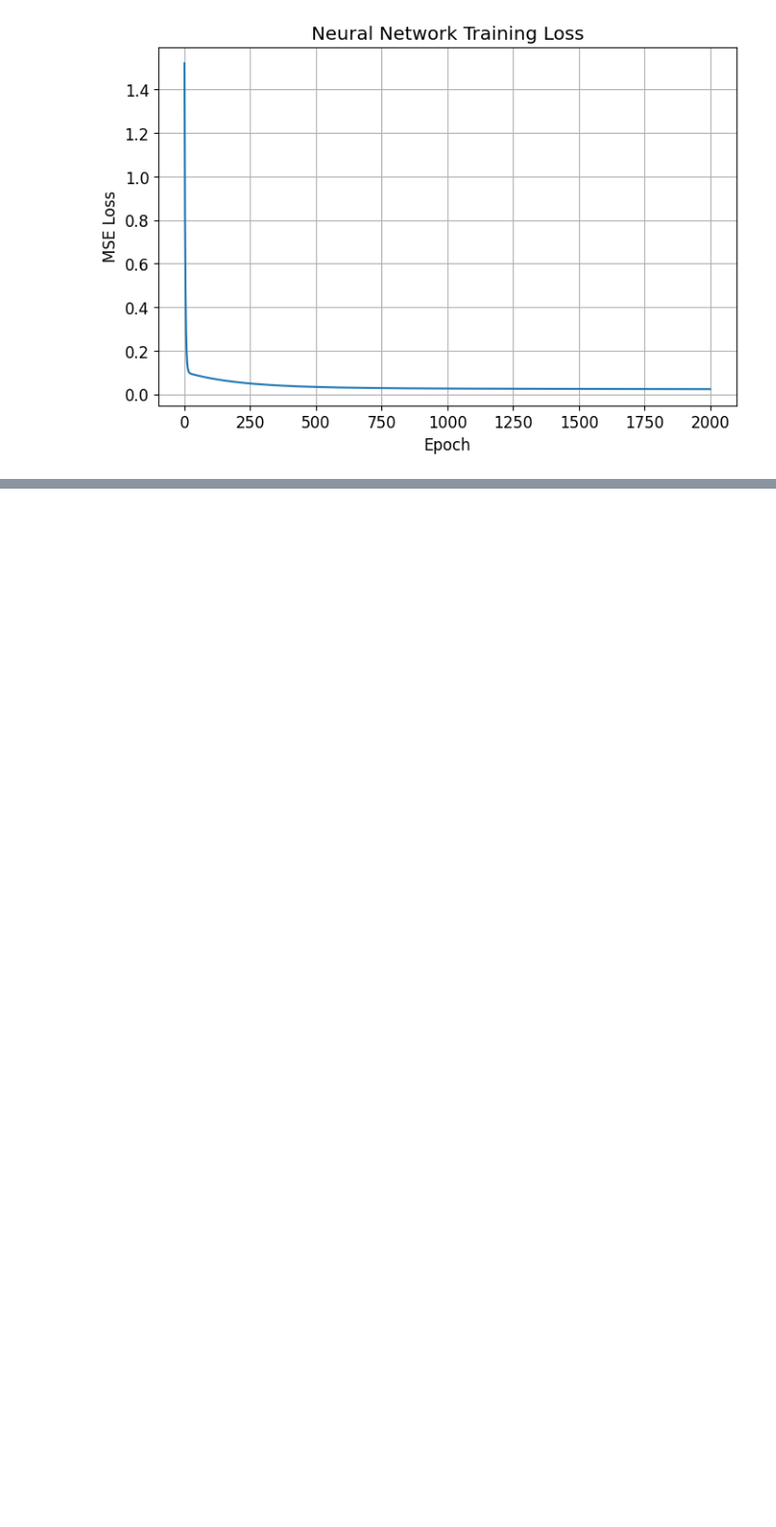
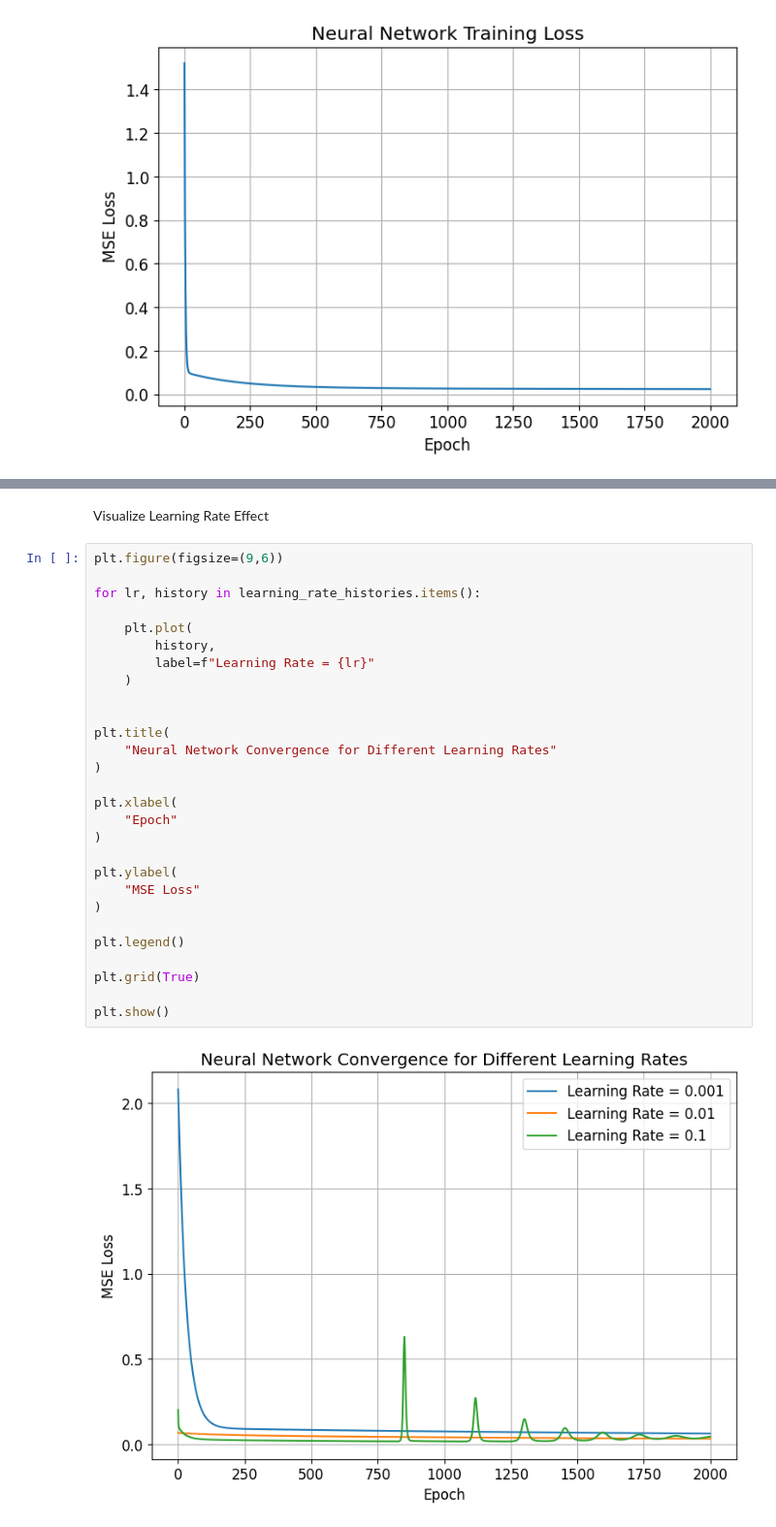
Before and after one commit to Yeabebe/gradient-based-learning, a Jupyter notebook: gradient_learning.ipynb, the cells around one changed output, grey strips where cells are left out. Shown at 97% size. Drawn from its saved outputs; the diff is of its cells as text; blank space fills up the shorter version.

Commit message:
Add a learning rate comparison and visualize the effect

```diff
--- a/gradient_learning.ipynb
+++ b/gradient_learning.ipynb
@@ -535,0 +578,32 @@ plt.show()
+# %% [markdown]
+Visualize Learning Rate Effect
+# %%
+plt.figure(figsize=(9,6))
+
+for lr, history in learning_rate_histories.items():
+
+    plt.plot(
+        history,
+        label=f"Learning Rate = {lr}"
+    )
+
+
+plt.title(
+    "Neural Network Convergence for Different Learning Rates"
+)
+
+plt.xlabel(
+    "Epoch"
+)
+
+plt.ylabel(
+    "MSE Loss"
+)
+
+plt.legend()
+
+plt.grid(True)
+
+plt.show()
+# %% [output]
+[figure, added]
```
Also changed, not shown: parts of 2 cells of this notebook.
